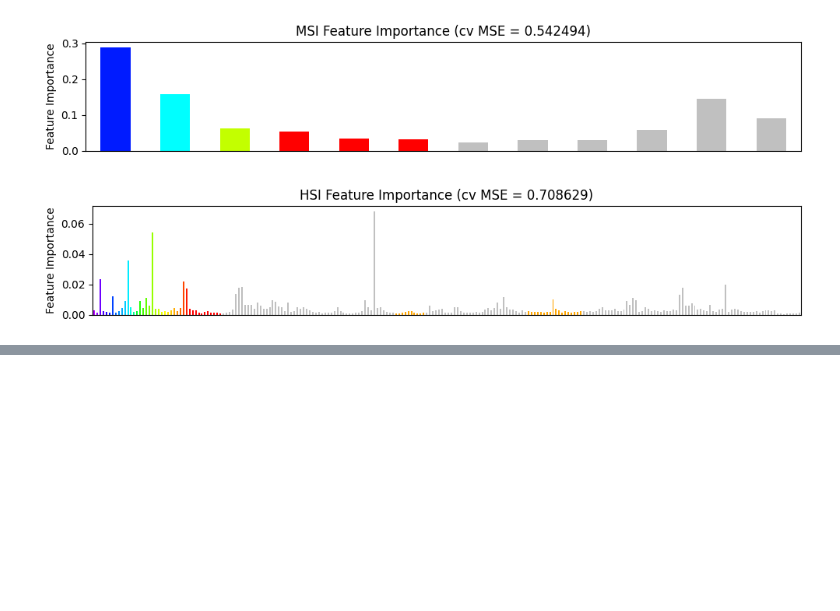
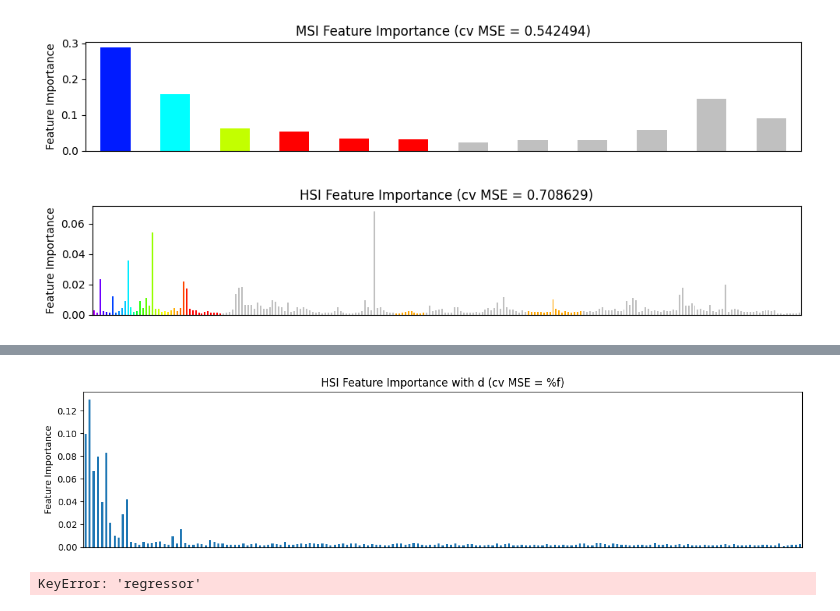
Before and after one commit to ladybug4o4/hyperview2, a Jupyter notebook: hsi_msi_experiments.ipynb, the cells around one changed output, grey strips where cells are left out. Cells and saved outputs as stored; diff of their text form; code cells hidden in the pictures; blank space fills up the shorter version.

```diff
--- a/hsi_msi_experiments.ipynb
+++ b/hsi_msi_experiments.ipynb
@@ -459,0 +426,34 @@ print(res.sort_values('MEAN_MSE').to_markdown())
+# %%
+reg = pipeline_msi.regressor_.named_steps['rf']
+pd.Series(
+    reg.feature_importances_,
+    # index = [f"SG_" for wl in wavelengths_hsi]
+    ).\
+        plot(kind='bar',
+             figsize=(12,3),
+            #  color=[wavelength_to_rgb(w) for w in wavelengths_hsi]
+             )
+plt.xticks([])  # brak etykiet, bo mamy kolor
+plt.ylabel("Feature Importance")
+plt.title(f'HSI Feature Importance with d (cv MSE = %f)')
+plt.tight_layout()
+plt.show()
+# %% [output]
+[figure, added]
+# %%
+reg = pipeline_hsi.regressor_.named_steps['regressor']
+# deriv = pipe_hsi.regressor_.named_steps['derivative'].deriv
+pd.Series(
+    reg.feature_importances_,
+    index = [f"SG_{wl}_deriv:{1}" for wl in wavelengths_hsi]).\
+        plot(kind='bar',
+             figsize=(12,3),
+             color=[wavelength_to_rgb(w) for w in wavelengths_hsi]
+             )
+plt.xticks([])  # brak etykiet, bo mamy kolor
+plt.ylabel("Feature Importance")
+# plt.title(f'HSI Feature Importance with deriv={deriv} (cv MSE = %f)' % float(exp_mse_hsi.loc['MEAN_MSE','MSE']))
+plt.tight_layout()
+plt.show()
+# %% [output]
+KeyError: 'regressor'
```
Also changed, not shown: parts of 19 cells of this notebook, 4 other files.
